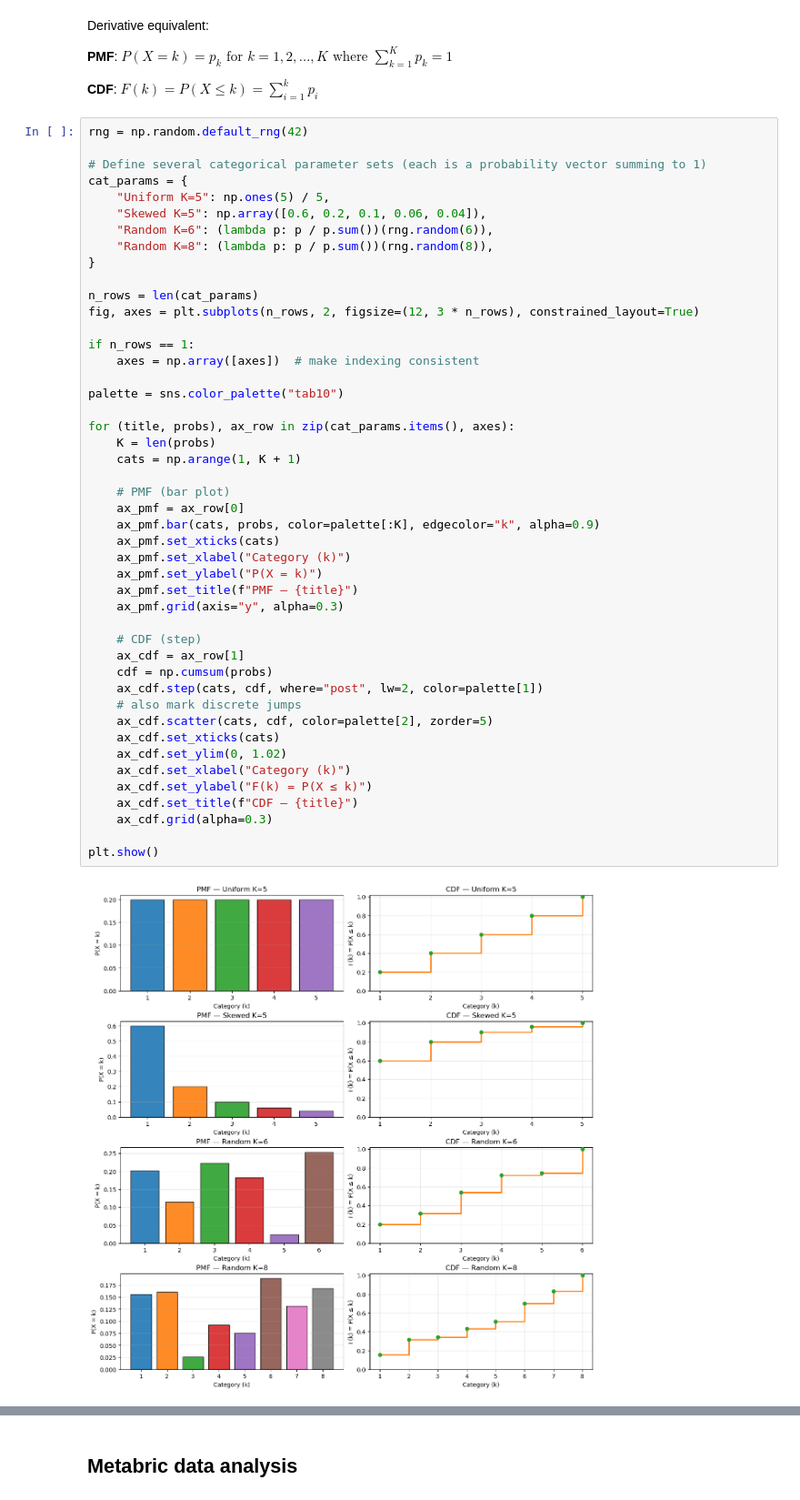
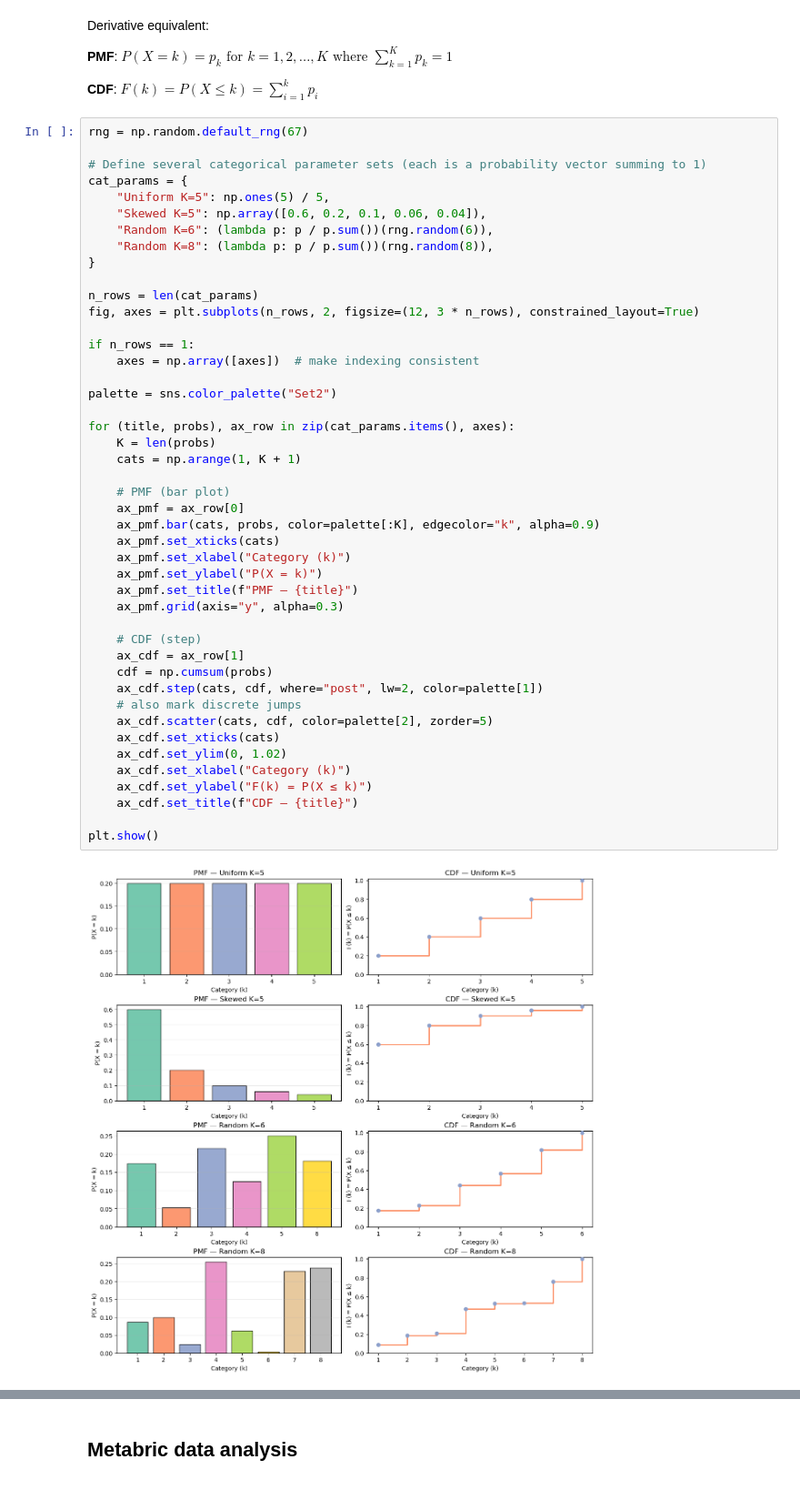
Before and after one commit to caroline-kranefuss/understanding_uncertainty_assignments_group_one, a Jupyter notebook: assignment_6_Q6.ipynb, the cells around one changed output, grey strips where cells are left out. Shown at 91% size. Drawn from its saved outputs; the diff is of its cells as text.

```diff
--- a/assignment_6_Q6.ipynb
+++ b/assignment_6_Q6.ipynb
@@ -356,7 +356,7 @@ Derivative equivalent:
 
 **CDF**: $F(k) = P(X \leq k) = \sum_{i=1}^{k} p_i$
 # %%
-rng = np.random.default_rng(42)
+rng = np.random.default_rng(67)
 
 # Define several categorical parameter sets (each is a probability vector summing to 1)
 cat_params = {
@@ -372,34 +372,33 @@ fig, axes = plt.subplots(n_rows, 2, figsize=(12, 3 * n_rows), constrained_layout
 if n_rows == 1:
     axes = np.array([axes])  # make indexing consistent
 
-palette = sns.color_palette("tab10")
+palette = sns.color_palette("Set2")
 
 for (title, probs), ax_row in zip(cat_params.items(), axes):
     K = len(probs)
     cats = np.arange(1, K + 1)
 
     # PMF (bar plot)
     ax_pmf = ax_row[0]
     ax_pmf.bar(cats, probs, color=palette[:K], edgecolor="k", alpha=0.9)
     ax_pmf.set_xticks(cats)
     ax_pmf.set_xlabel("Category (k)")
     ax_pmf.set_ylabel("P(X = k)")
     ax_pmf.set_title(f"PMF — {title}")
     ax_pmf.grid(axis="y", alpha=0.3)
 
     # CDF (step)
     ax_cdf = ax_row[1]
     cdf = np.cumsum(probs)
     ax_cdf.step(cats, cdf, where="post", lw=2, color=palette[1])
     # also mark discrete jumps
     ax_cdf.scatter(cats, cdf, color=palette[2], zorder=5)
     ax_cdf.set_xticks(cats)
     ax_cdf.set_ylim(0, 1.02)
     ax_cdf.set_xlabel("Category (k)")
     ax_cdf.set_ylabel("F(k) = P(X ≤ k)")
     ax_cdf.set_title(f"CDF — {title}")
-    ax_cdf.grid(alpha=0.3)
 
 plt.show()
 # %% [output]
-[figure, old version]
+[figure, new version]
```
Also changed, not shown: parts of 3 cells of this notebook.
